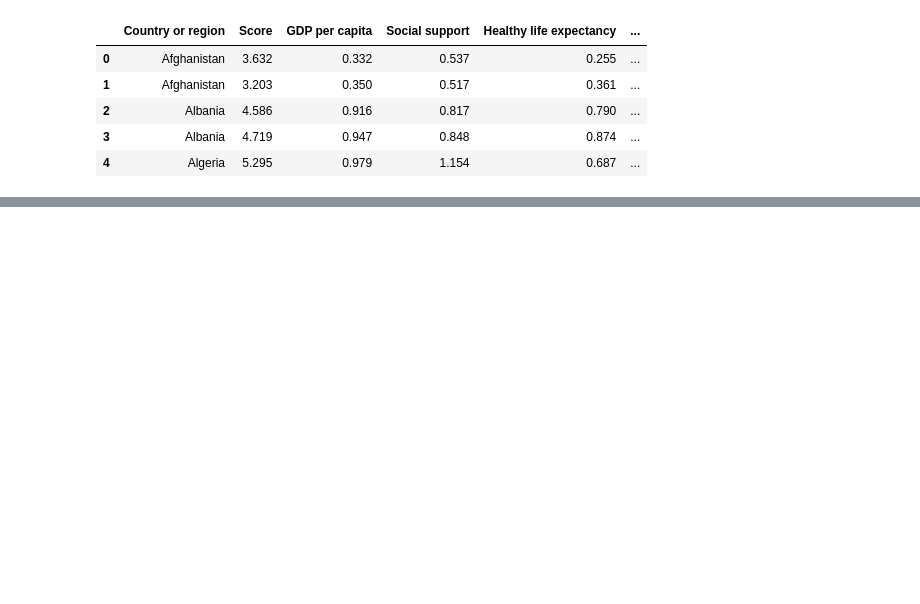
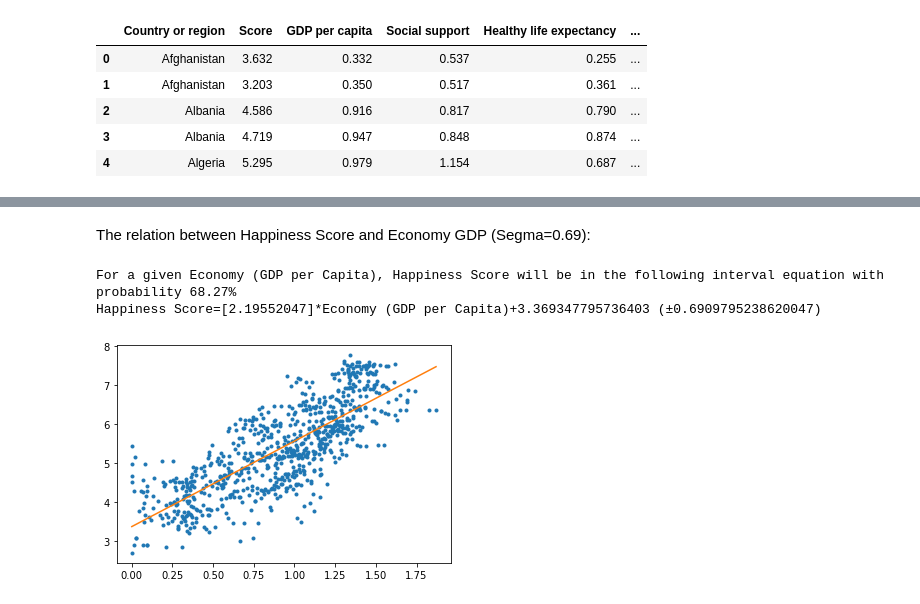
Before and after one commit to Ahmed-Mamdouh99/Data-Engineering-Project, a Jupyter notebook: World_Happiness_Report.ipynb, the cells around one changed output, grey strips where cells are left out. Drawn from its saved outputs; the diff is of its cells as text; code cells hidden in the pictures; blank space fills up the shorter version.

```diff
--- a/World_Happiness_Report.ipynb
+++ b/World_Happiness_Report.ipynb
@@ -148,0 +264,9 @@ allYearsCombined.head()
+# %% [markdown]
+The relation between Happiness Score and Economy GDP
+(Segma=0.69):
+# %%
+expect(allYearsCombined,'Economy (GDP per Capita)','Happiness Score')
+# %% [output]
+For a given Economy (GDP per Capita), Happiness Score will be in the following interval equation with probability 68.27%
+Happiness Score=[2.19552047]*Economy (GDP per Capita)+3.369347795736403 (±0.6909795238620047)
+[figure, added]
```
Also changed, not shown: parts of 23 cells of this notebook.
